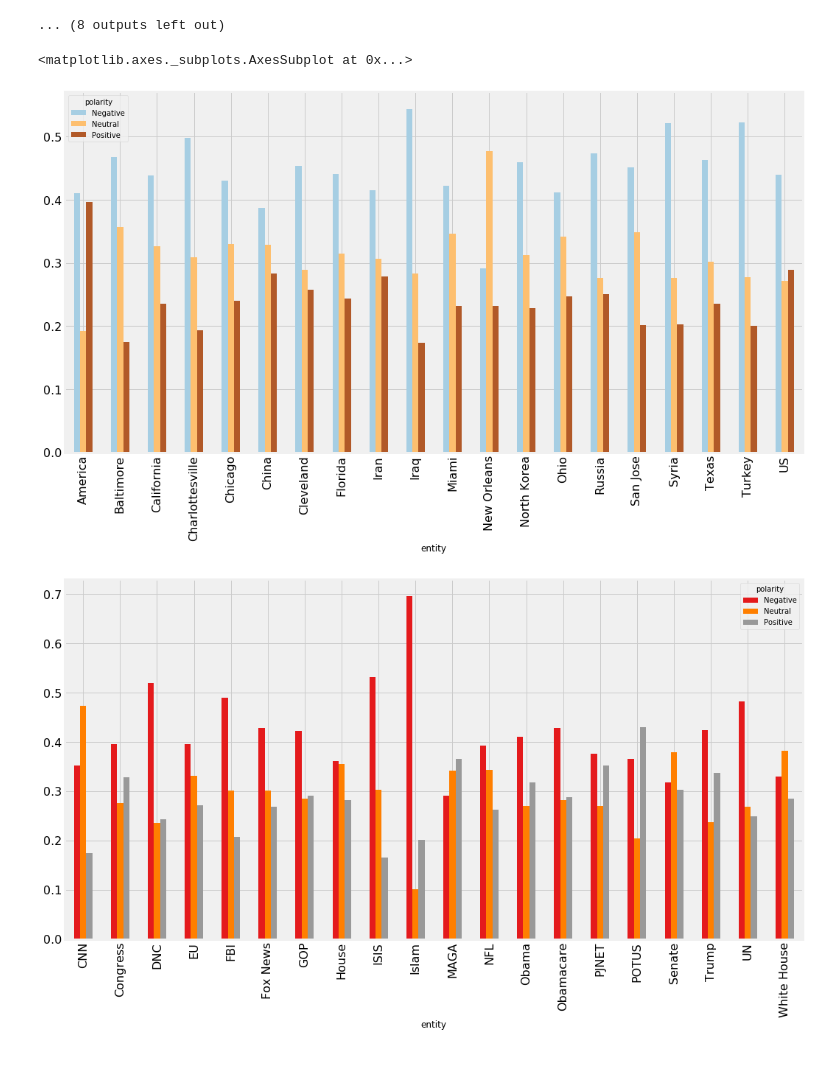
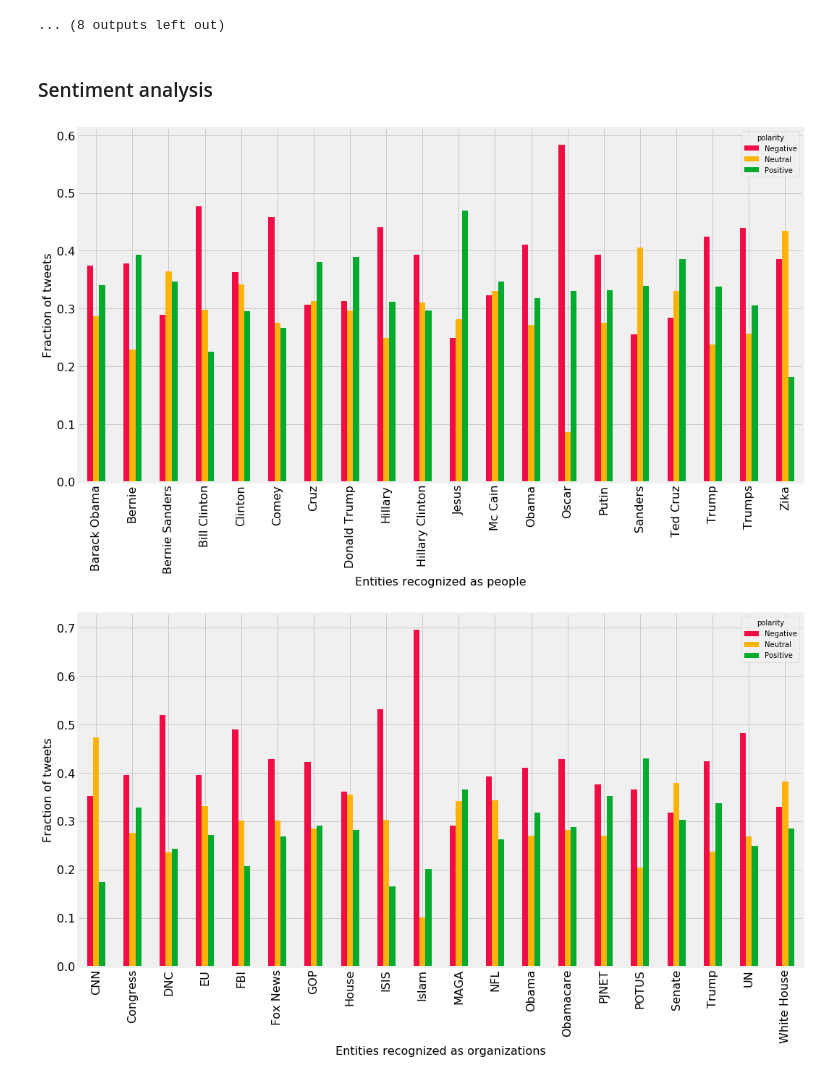
Before and after one commit to gcdunn/twitter-sockpuppet-nlp, a Jupyter notebook: NER.ipynb, the cells around one changed output. Saved outputs shown, nothing was run; the diff lists cells and outputs as text; code cells hidden in the pictures.

```diff
--- a/NER.ipynb
+++ b/NER.ipynb
@@ -143,7 +106,7 @@ PERCENT          1941
 LANGUAGE          769
 dtype: int64
 # %%
-people = flattened_entities.loc[flattened_labels=='GPE']
+people = flattened_entities.loc[flattened_labels=='PERSON']
 top20people = Counter(people).most_common(20)
 top20people = [x[0] for x in top20people]
 top20people
@@ -216,3 +229,5 @@ for i in range(20):
+# %% [markdown]
+### Sentiment analysis
 # %%
 analyzer = SentimentIntensityAnalyzer()
 # %%
@@ -230,20 +244,20 @@ subset['polarity'] = subset.sentiment.apply(get_polarity)
 # %%
 top20people_polarity = (subset[['entities','polarity']].loc[subset.content
                         .apply(lambda string: any(x in string for x in top20people))])
 top20people_polarity = (top20people_polarity.entities.apply(pd.Series)
                         .merge(top20people_polarity, left_index = True, right_index = True)
                         .drop(['entities'], axis = 1)
                         .melt(id_vars = ['polarity'], value_name = 'entity')
                         .drop(['variable'], axis=1)
                        )
 top20people_polarity = (top20people_polarity.loc[top20people_polarity.entity
                         .apply(lambda string: any(x == str(string) for x in top20people))])
 top20people_polarity = top20people_polarity.groupby(['entity','polarity']).size().groupby(level = 0).transform(lambda x: x/x.sum()).unstack()
-top20people_polarity.plot(kind = 'bar', figsize=(16,9), colormap='Set1', fontsize=16);
-#top20people_polarity
+ax = top20people_polarity.plot(kind = 'bar', figsize=(16,9), color=['#f10c45','#feb308','#02ab2e'], fontsize=16)
+ax.set_xlabel("Entities recognized as people", fontsize=16)
+ax.set_ylabel("Fraction of tweets", fontsize=16);
 # %% [output]
-<matplotlib.axes._subplots.AxesSubplot at 0x...>
-[figure, old version]
+[figure, new version]
 # %%
 top20org_polarity = (subset[['entities','polarity']].loc[subset.content
                         .apply(lambda string: any(x in string for x in top20org))])
@@ -256,7 +270,8 @@ top20org_polarity = (top20org_polarity.entities.apply(pd.Series)
 top20org_polarity = (top20org_polarity.loc[top20org_polarity.entity
                         .apply(lambda string: any(x == str(string) for x in top20org))])
 top20org_polarity = top20org_polarity.groupby(['entity','polarity']).size().groupby(level = 0).transform(lambda x: x/x.sum()).unstack()
-top20org_polarity.plot(kind = 'bar', figsize=(16,9), colormap='Set1', fontsize=16);
-#top20people_polarity
+ax = top20org_polarity.plot(kind = 'bar', figsize=(16,9), color=['#f10c45','#feb308','#02ab2e'], fontsize=16)
+ax.set_xlabel("Entities recognized as organizations", fontsize=16)
+ax.set_ylabel("Fraction of tweets", fontsize=16);
 # %% [output]
-[figure, old version]
+[figure, new version]
```
Also changed, not shown: parts of 11 cells of this notebook.
